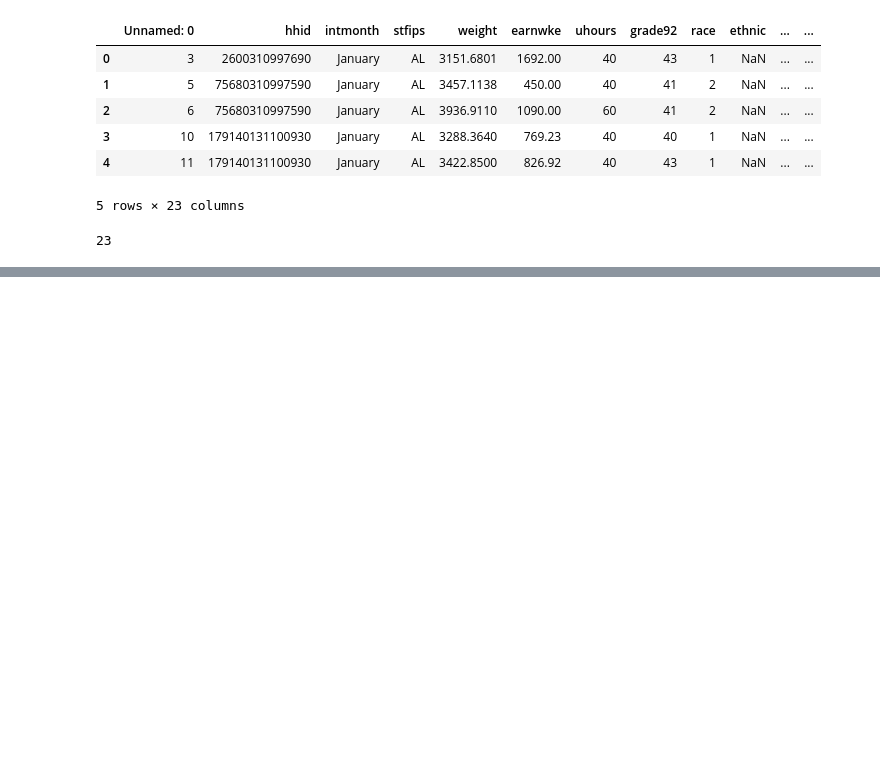
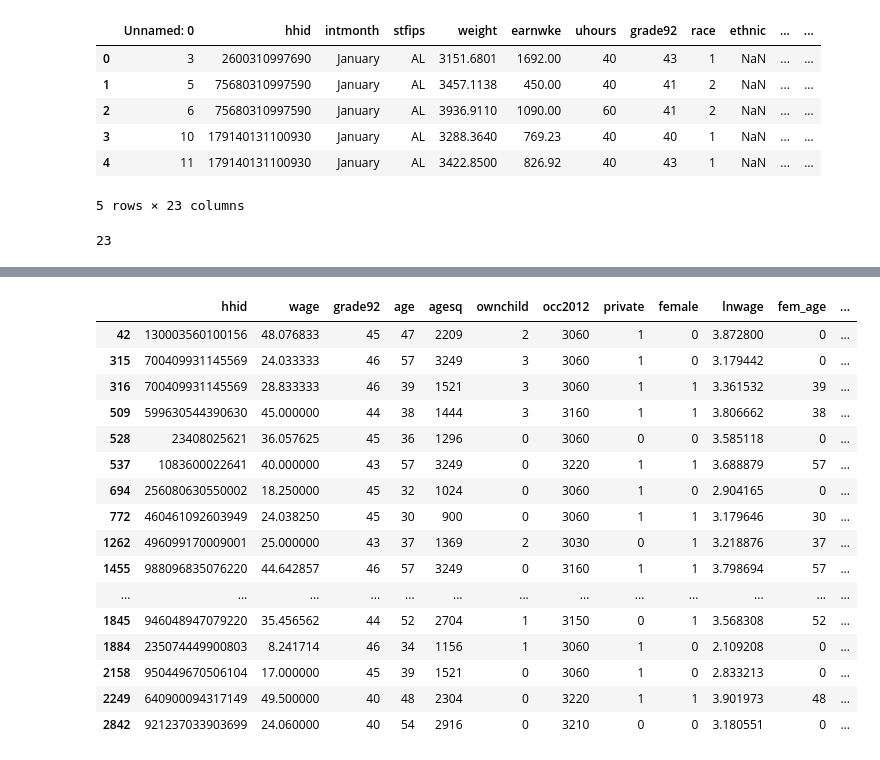
Before and after one commit to pilipentseva/predictions, a Jupyter notebook: Predictions.HW1.ipynb, the cells around one changed output, grey strips where cells are left out. Drawn from its saved outputs; the diff is of its cells as text; code cells hidden in the pictures; blank space fills up the shorter version.

```diff
--- a/Predictions.HW1.ipynb
+++ b/Predictions.HW1.ipynb
@@ -114,0 +272,23 @@ df_final = df[['hhid', 'earnwke','uhours','grade92', 'age','agesq', 'ownchild',
+# %%
+#Okay then let's creat a subsample and look in more detail
+df_new = df_final[df_final.wage < 50]
+df_new.describe()
+df_new.head(20) #Overall I didn't see any abnormal characteristics in those who earn less than 50, so I decided to keep them
+# %% [output]
+|  | hhid | wage | grade92 | age | agesq | ownchild | occ2012 | private | female | lnwage | fem_age | ... |
+| 42 | 130003560100156 | 48.076833 | 45 | 47 | 2209 | 2 | 3060 | 1 | 0 | 3.872800 | 0 | ... |
+| 315 | 700409931145569 | 24.033333 | 46 | 57 | 3249 | 3 | 3060 | 1 | 0 | 3.179442 | 0 | ... |
+| 316 | 700409931145569 | 28.833333 | 46 | 39 | 1521 | 3 | 3060 | 1 | 1 | 3.361532 | 39 | ... |
+| 509 | 599630544390630 | 45.000000 | 44 | 38 | 1444 | 3 | 3160 | 1 | 1 | 3.806662 | 38 | ... |
+| 528 | 23408025621 | 36.057625 | 45 | 36 | 1296 | 0 | 3060 | 0 | 0 | 3.585118 | 0 | ... |
+| 537 | 1083600022641 | 40.000000 | 43 | 57 | 3249 | 0 | 3220 | 1 | 1 | 3.688879 | 57 | ... |
+| 694 | 256080630550002 | 18.250000 | 45 | 32 | 1024 | 0 | 3060 | 1 | 0 | 2.904165 | 0 | ... |
+| 772 | 460461092603949 | 24.038250 | 45 | 30 | 900 | 0 | 3060 | 1 | 1 | 3.179646 | 30 | ... |
+| 1262 | 496099170009001 | 25.000000 | 43 | 37 | 1369 | 2 | 3030 | 0 | 1 | 3.218876 | 37 | ... |
+| 1455 | 988096835076220 | 44.642857 | 46 | 57 | 3249 | 0 | 3160 | 1 | 1 | 3.798694 | 57 | ... |
+| ... | ... | ... | ... | ... | ... | ... | ... | ... | ... | ... | ... | ... |
+| 1845 | 946048947079220 | 35.456562 | 44 | 52 | 2704 | 1 | 3150 | 0 | 1 | 3.568308 | 52 | ... |
+| 1884 | 235074449900803 | 8.241714 | 46 | 34 | 1156 | 1 | 3060 | 1 | 0 | 2.109208 | 0 | ... |
+| 2158 | 950449670506104 | 17.000000 | 45 | 39 | 1521 | 0 | 3060 | 1 | 0 | 2.833213 | 0 | ... |
+| 2249 | 640900094317149 | 49.500000 | 40 | 48 | 2304 | 0 | 3220 | 1 | 1 | 3.901973 | 48 | ... |
+| 2842 | 921237033903699 | 24.060000 | 40 | 54 | 2916 | 0 | 3210 | 0 | 0 | 3.180551 | 0 | ... |
```
Also changed, not shown: parts of 17 cells of this notebook.
